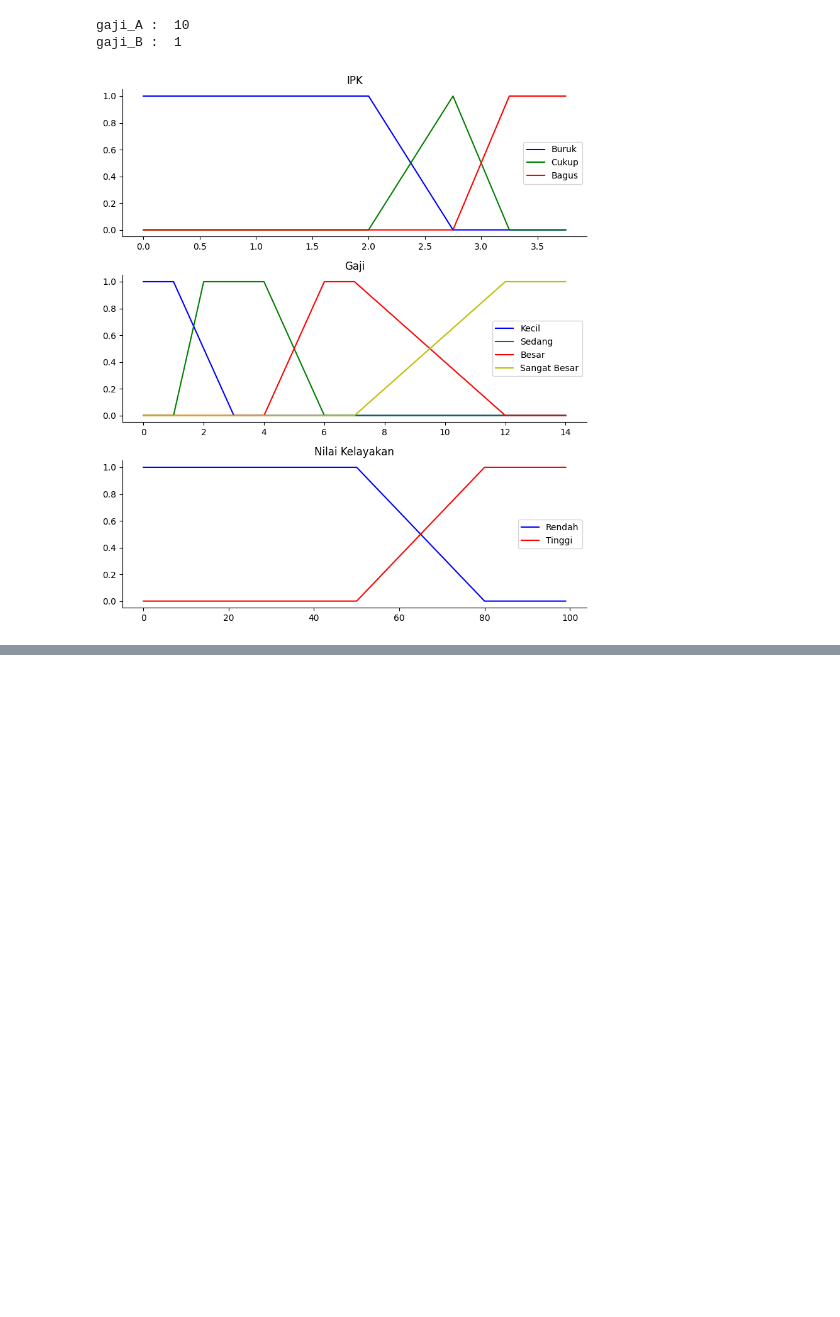
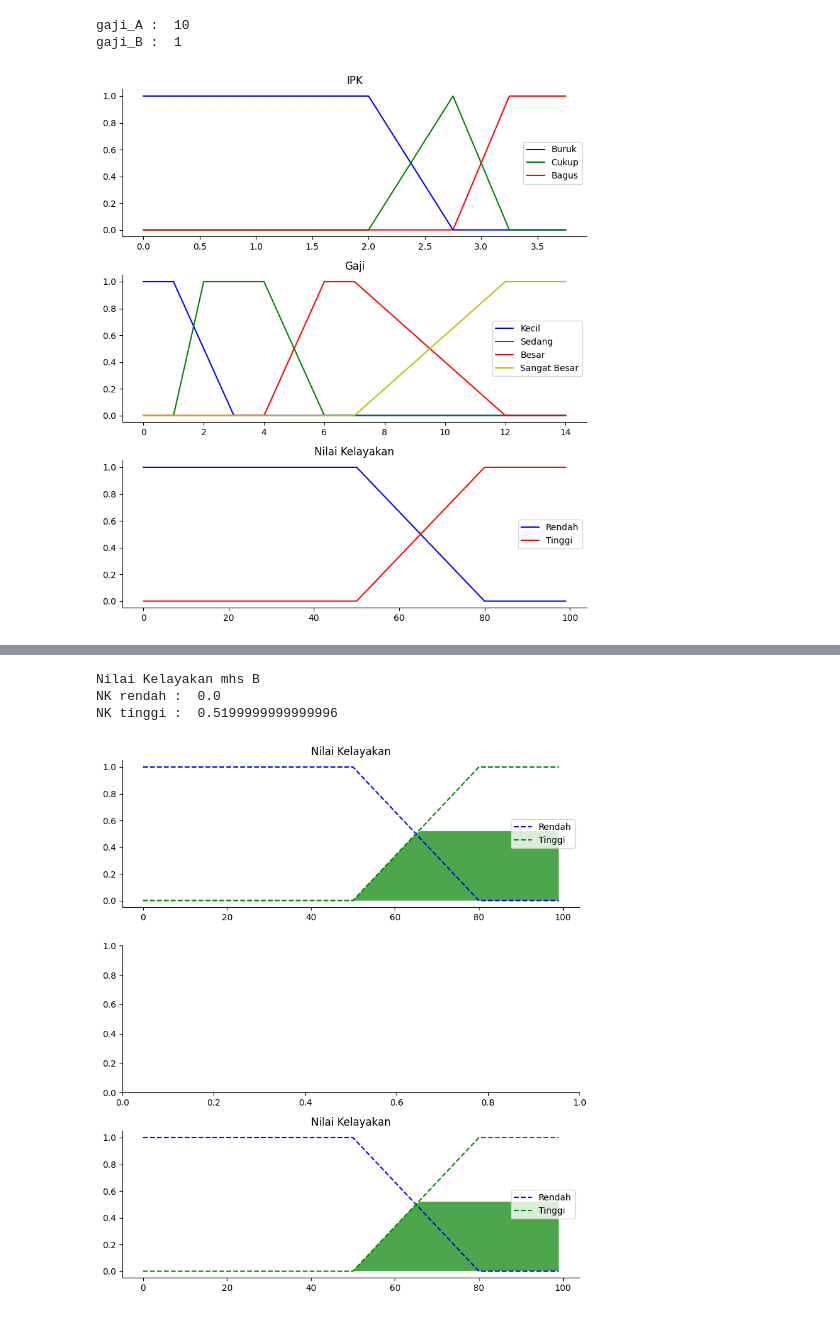
Before and after one commit to dyvaniest/kecerdasan-buatan-logika-fuzzy, a Jupyter notebook: fuzzy-mamdani.ipynb, the cells around one changed output, grey strips where cells are left out. Drawn from its saved outputs; the diff is of its cells as text; code cells hidden in the pictures; blank space fills up the shorter version.

```diff
--- a/fuzzy-mamdani.ipynb
+++ b/fuzzy-mamdani.ipynb
@@ -102,0 +202,64 @@ plt.tight_layout()
+# %%
+# rule 5.IF IPK = Cukup AND Gaji = Kecil THEN NK = Tinggi
+nk_5 = np.fmin(ipk_mhsB[1],gaji_mhsB[0])
+
+# rule 6.IF IPK = Cukup AND Gaji = Sedang THEN NK = Rendah
+nk_6 = np.fmin(ipk_mhsB[1],gaji_mhsB[1])
+
+# rule 9.IF IPK = Bagus AND Gaji = Kecil THEN NK = Tinggi
+nk_9 = np.fmin(ipk_mhsB[2],gaji_mhsB[0])
+
+# rule 10.IF IPK = Bagus AND Gaji = Sedang THEN NK = Tinggi
+nk_10 = np.fmin(ipk_mhsB[2],gaji_mhsB[1])
+
+mhsB_nk_tinggi = np.fmax(nk_5, np.fmax(nk_9, nk_10))
+mhsB_nk_rendah = nk_6
+
+print("Nilai Kelayakan mhs B")
+print("NK rendah : ", mhsB_nk_rendah)
+print("NK tinggi : ", mhsB_nk_tinggi)
+# %% [output]
+Nilai Kelayakan mhs B
+NK rendah :  0.0
+NK tinggi :  0.5199999999999996
+# %%
+# Untuk Plot Arsir, pakai np.fmin
+mhsB_nk_rendah = np.fmin(mhsB_nk_rendah, nk_rendah)
+mhsB_nk_tinggi = np.fmin(mhsB_nk_tinggi, nk_tinggi)
+
+# titik awal arsir
+nk0 = np.zeros_like(x_nk)
+nkr = np.zeros_like(nk_rendah)
+nkt = np.zeros_like(nk_tinggi)
+
+#visualize this
+fig, (ax0, ax1, ax2) = plt.subplots(nrows=3, figsize=(8,9))
+
+# x_nk_rendah = np.arrange(0, 80 1)
+ax0.fill_between(x_nk, nkr, mhsB_nk_rendah, facecolor='b', alpha=0.7)
+ax0.plot(x_nk, nk_rendah, 'b', linewidth=1.5, linestyle='--', label ='Rendah')
+ax0.set_title('Nilai Kelayakan')
+ax0.legend()
+
+ax0.fill_between(x_nk, nkt, mhsB_nk_tinggi, facecolor='g', alpha=0.7)
+ax0.plot(x_nk, nk_tinggi, 'g', linewidth=1.5, linestyle='--', label ='Tinggi')
+ax0.set_title('Nilai Kelayakan')
+ax0.legend()
+
+ax2.fill_between(x_nk, nkr, mhsB_nk_rendah, facecolor='b', alpha=0.7)
+ax2.plot(x_nk, nk_rendah, 'b', linewidth=1.5, linestyle='--', label ='Rendah')
+ax2.fill_between(x_nk, nkt, mhsB_nk_tinggi, facecolor='g', alpha=0.7)
+ax2.plot(x_nk, nk_tinggi, 'g', linewidth=1.5, linestyle='--', label ='Tinggi')
+ax2.set_title('Nilai Kelayakan')
+ax2.legend()
+
+# Turn Off Top/Right axes
+for ax in (ax0, ax1, ax2):
+    ax.spines['top'].set_visible(False)
+    ax.spines['right'].set_visible(False)
+    ax.get_xaxis().tick_bottom()
+    ax.get_yaxis().tick_left()
+
+plt.tight_layout()
+# %% [output]
+[figure, added]
```
Also changed, not shown: parts of 9 cells of this notebook.
